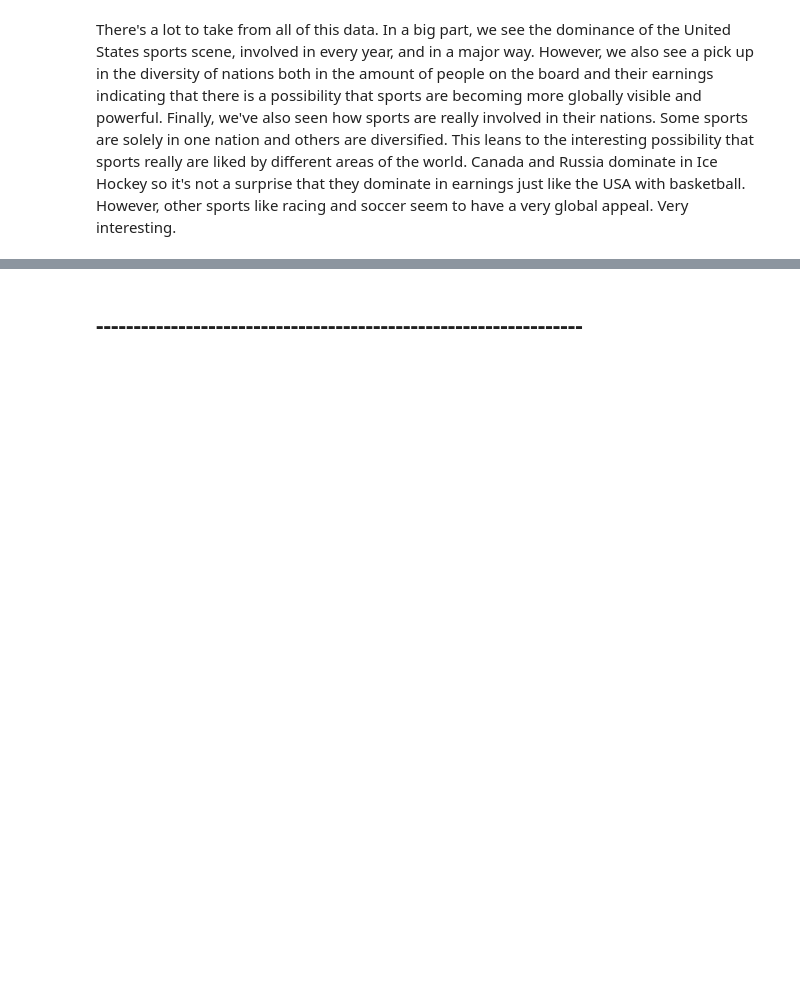
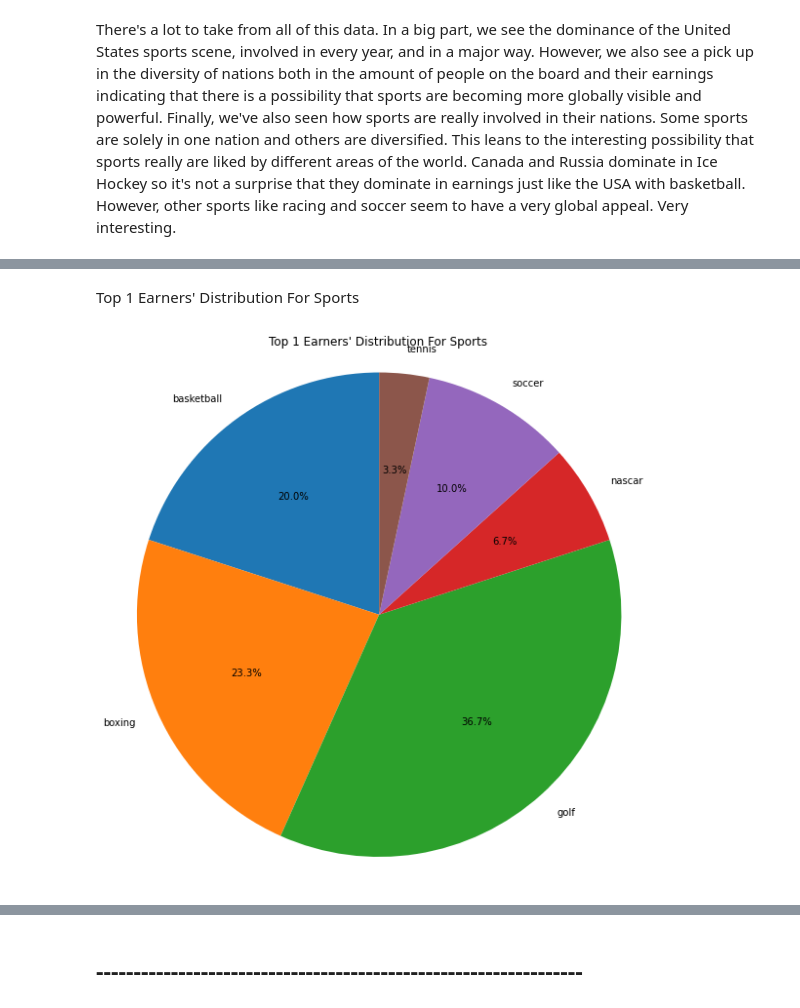
Before and after one commit to zoeshenrw/databootcamp-midterm, a Jupyter notebook: Master_File_v2.1.ipynb, the cells around one changed output, grey strips where cells are left out. Drawn from its saved outputs; the diff is of its cells as text; code cells hidden in the pictures; blank space fills up the shorter version.

```diff
--- a/Master_File_v2.1.ipynb
+++ b/Master_File_v2.1.ipynb
@@ -864,0 +921,4 @@ There's a lot to take from all of this data. In a big part, we see the dominance
+# %%
+rank_1 = df[df['current_rank']==1]
+rank_1_name = rank_1.groupby(['sport']).agg({'earnings':'mean', 'count': 'sum'}).reset_index()
+rank_1_name
@@ -864,0 +952,14 @@ There's a lot to take from all of this data. In a big part, we see the dominance
+# %% [markdown]
+Top 1 Earners' Distribution For Sports
+# %%
+fig1, ax1 = plt.subplots(figsize=(10, 10))
+ax1.pie(rank_1_name['count'], labels=rank_1_name['sport'] , autopct='%1.1f%%', startangle=90)
+ax1.axis('equal')
+
+# add title
+plt.title('''Top 1 Earners' Distribution For Sports''')
+
+# show plot
+plt.show()
+# %% [output]
+[figure, added]
```
Also changed, not shown: parts of 65 cells of this notebook.
